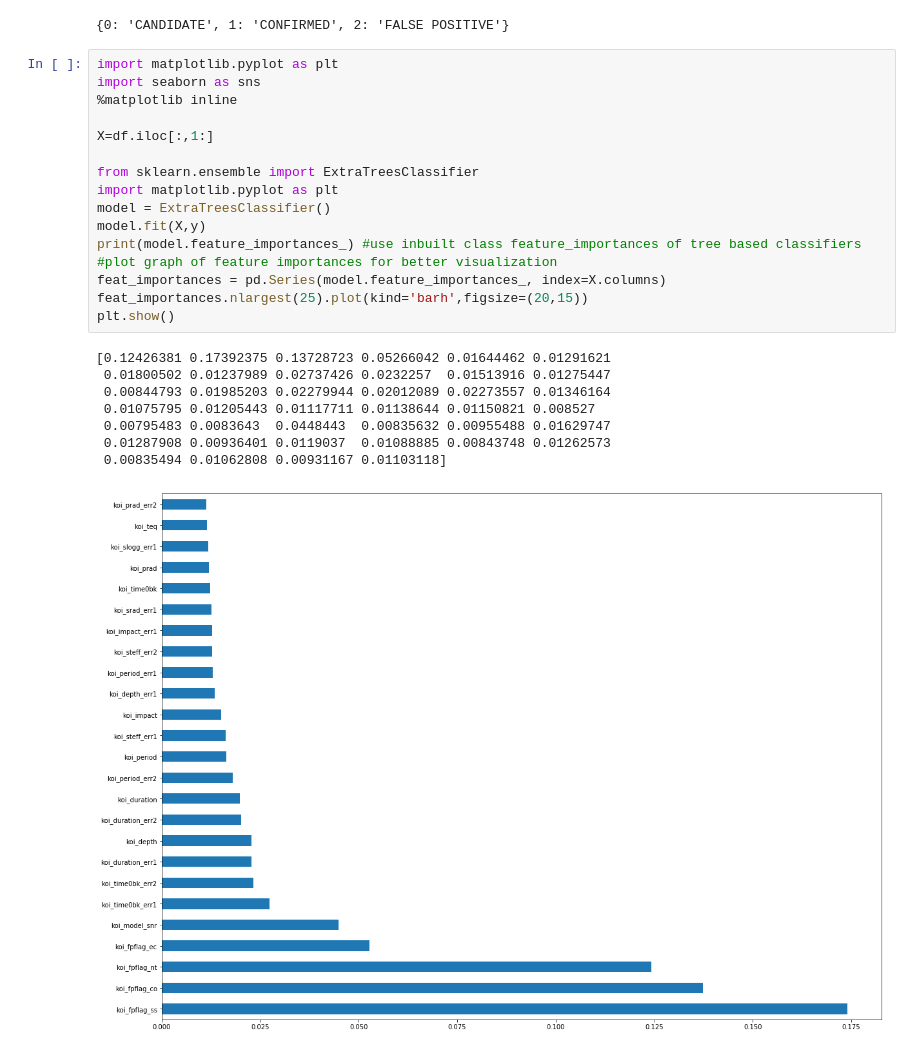
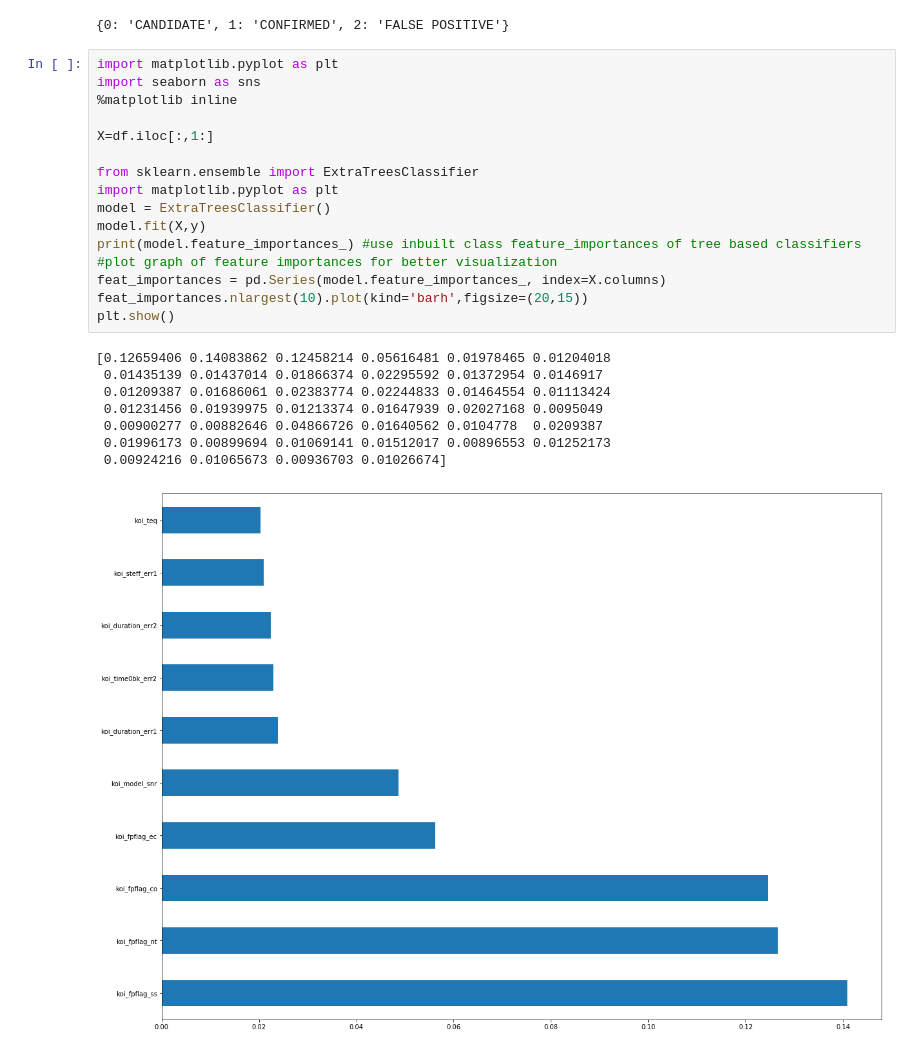
Before and after one commit to Karuna66/MLearning, a Jupyter notebook: svm.ipynb, the cells around one changed output. Cells and saved outputs as stored; diff of their text form.

```diff
--- a/svm.ipynb
+++ b/svm.ipynb
@@ -49,25 +49,25 @@ y_mappings
 # %%
 import matplotlib.pyplot as plt
 import seaborn as sns
 %matplotlib inline
 
 X=df.iloc[:,1:]
 
 from sklearn.ensemble import ExtraTreesClassifier
 import matplotlib.pyplot as plt
 model = ExtraTreesClassifier()
 model.fit(X,y)
 print(model.feature_importances_) #use inbuilt class feature_importances of tree based classifiers
 #plot graph of feature importances for better visualization
 feat_importances = pd.Series(model.feature_importances_, index=X.columns)
-feat_importances.nlargest(25).plot(kind='barh',figsize=(20,15))
+feat_importances.nlargest(10).plot(kind='barh',figsize=(20,15))
 plt.show()
 # %% [output]
-[0.12426381 0.17392375 0.13728723 0.05266042 0.01644462 0.01291621
- 0.01800502 0.01237989 0.02737426 0.0232257  0.01513916 0.01275447
- 0.00844793 0.01985203 0.02279944 0.02012089 0.02273557 0.01346164
- 0.01075795 0.01205443 0.01117711 0.01138644 0.01150821 0.008527
- 0.00795483 0.0083643  0.0448443  0.00835632 0.00955488 0.01629747
- 0.01287908 0.00936401 0.0119037  0.01088885 0.00843748 0.01262573
- 0.00835494 0.01062808 0.00931167 0.01103118]
+[0.12659406 0.14083862 0.12458214 0.05616481 0.01978465 0.01204018
+ 0.01435139 0.01437014 0.01866374 0.02295592 0.01372954 0.0146917
+ 0.01209387 0.01686061 0.02383774 0.02244833 0.01464554 0.01113424
+ 0.01231456 0.01939975 0.01213374 0.01647939 0.02027168 0.0095049
+ 0.00900277 0.00882646 0.04866726 0.01640562 0.0104778  0.0209387
+ 0.01996173 0.00899694 0.01069141 0.01512017 0.00896553 0.01252173
+ 0.00924216 0.01065673 0.00936703 0.01026674]
-[figure, old version]
+[figure, new version]
```
Also changed, not shown: parts of 18 cells of this notebook.
